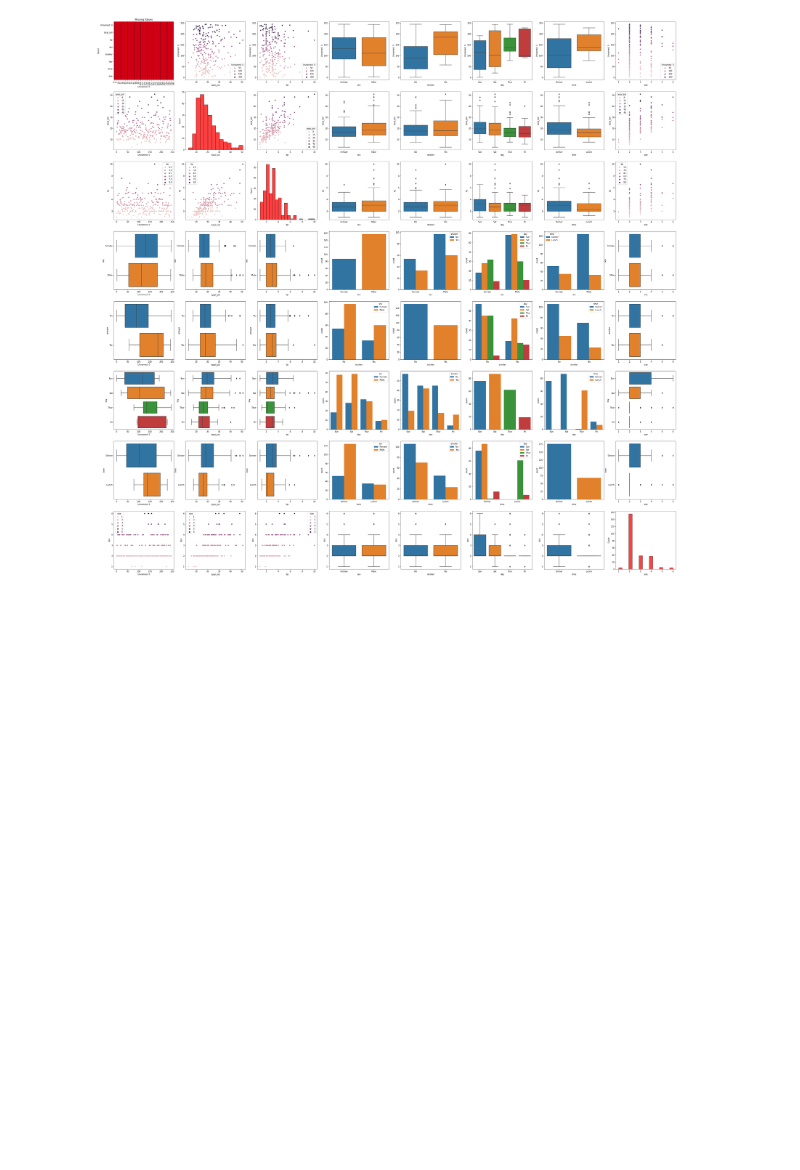
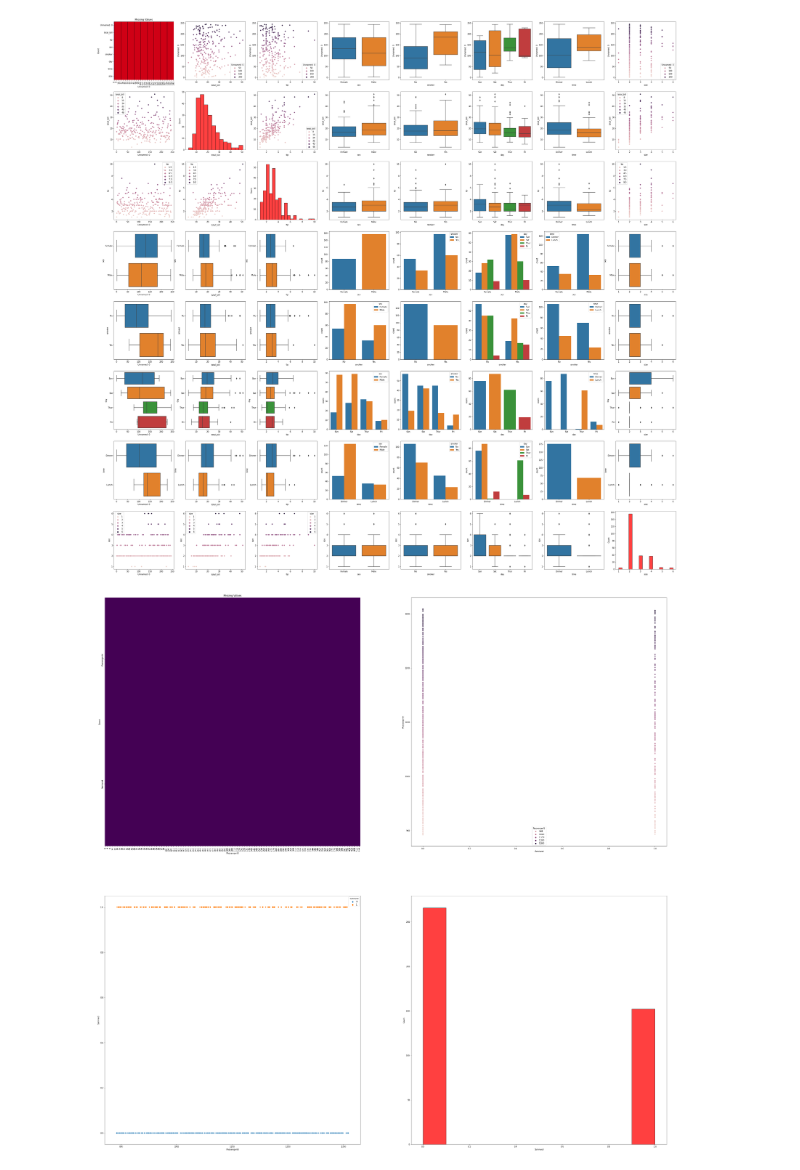
Before and after one commit to AliZ786/COMP-333, a Jupyter notebook: Assignments/Assignment2/LabAssignment2.ipynb, the cells around one changed output. Saved outputs shown, nothing was run; the diff lists cells and outputs as text; code cells hidden in the pictures; blank space fills up the shorter version.

```diff
--- a/Assignments/Assignment2/LabAssignment2.ipynb
+++ b/Assignments/Assignment2/LabAssignment2.ipynb
@@ -224,3 +224,7 @@ def vizDDA(df):
 vizDDA(tips)
 # %% [output]
 [figure]
+# %%
+vizDDA(gender_sub)
+# %% [output]
+[figure, added]
```
Also changed, not shown: parts of 4 cells of this notebook.
